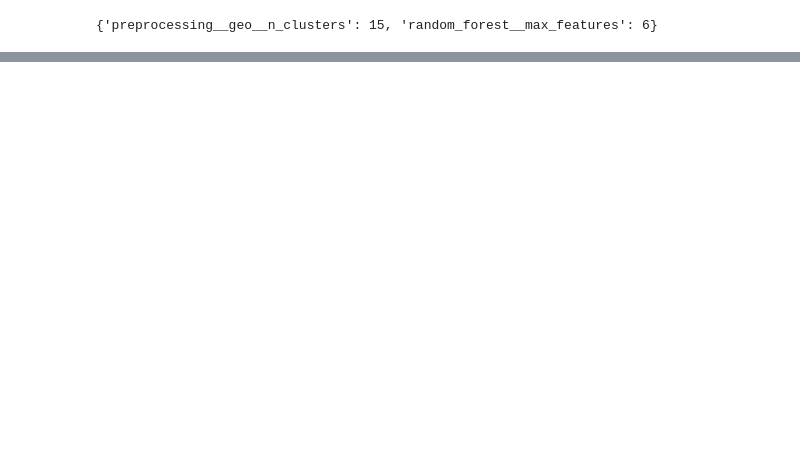
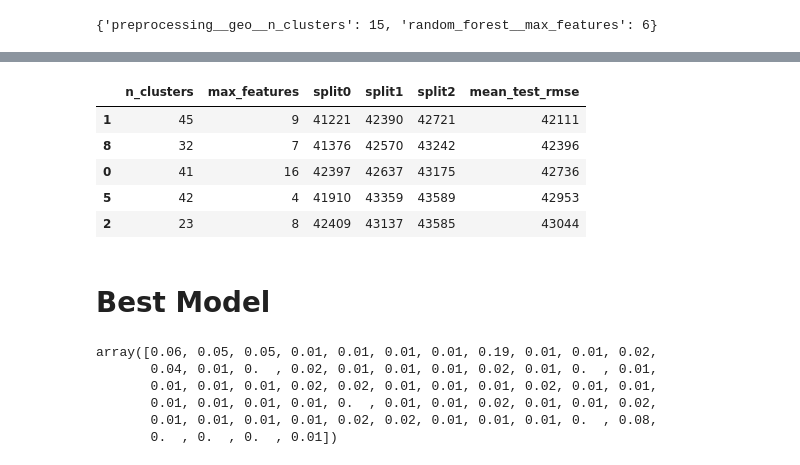
Before and after one commit to thehardikmadaan/ML_public, a Jupyter notebook: housing/housing.ipynb, the cells around one changed output, grey strips where cells are left out. Saved outputs shown, nothing was run; the diff lists cells and outputs as text; code cells hidden in the pictures; blank space fills up the shorter version.

Commit message:
Implemented `RandomizedSearchCV` for hyperparameter tuning with `RandomForestRegressor`, updated notebook execution timestamps.

```diff
--- a/housing/housing.ipynb
+++ b/housing/housing.ipynb
@@ -864,0 +872,13 @@ grid_search.best_params_
+# %%
+from sklearn.model_selection import RandomizedSearchCV
+from scipy.stats import randint
+
+param_distribs = {
+    "preprocessing__geo__n_clusters": randint(low=3, high=50),
+    "random_forest__max_features": randint(low=2, high=20)
+}
+
+rnd_search = RandomizedSearchCV(
+    full_pipeline, param_distributions=param_distribs , n_iter=10, cv=3, scoring="neg_root_mean_squared_error", random_state=42)
+
+rnd_search.fit(housing, housing_labels)
@@ -864,0 +903,30 @@ grid_search.best_params_
+# %%
+cv_res = pd.DataFrame(rnd_search.cv_results_)
+cv_res.sort_values(by="mean_test_score", ascending=False, inplace=True)
+score_cols = ["split0", "split1", "split2", "mean_test_rmse"]
+cv_res = cv_res[["param_preprocessing__geo__n_clusters",
+                 "param_random_forest__max_features", "split0_test_score",
+                 "split1_test_score", "split2_test_score", "mean_test_score"]]
+cv_res.columns = ["n_clusters", "max_features"] + score_cols
+cv_res[score_cols] = -cv_res[score_cols].round().astype(np.int64)
+cv_res.head()
+# %% [output]
+|  | n_clusters | max_features | split0 | split1 | split2 | mean_test_rmse |
+| 1 | 45 | 9 | 41221 | 42390 | 42721 | 42111 |
+| 8 | 32 | 7 | 41376 | 42570 | 43242 | 42396 |
+| 0 | 41 | 16 | 42397 | 42637 | 43175 | 42736 |
+| 5 | 42 | 4 | 41910 | 43359 | 43589 | 42953 |
+| 2 | 23 | 8 | 42409 | 43137 | 43585 | 43044 |
+# %% [markdown]
+# Best Model
+# %%
+final_model = rnd_search.best_estimator_ # already includes preprocessing
+feature_importances = final_model["random_forest"].feature_importances_
+feature_importances.round(2)
+# %% [output]
+array([0.06, 0.05, 0.05, 0.01, 0.01, 0.01, 0.01, 0.19, 0.01, 0.01, 0.02,
+       0.04, 0.01, 0.  , 0.02, 0.01, 0.01, 0.01, 0.02, 0.01, 0.  , 0.01,
+       0.01, 0.01, 0.01, 0.02, 0.02, 0.01, 0.01, 0.01, 0.02, 0.01, 0.01,
+       0.01, 0.01, 0.01, 0.01, 0.  , 0.01, 0.01, 0.02, 0.01, 0.01, 0.02,
+       0.01, 0.01, 0.01, 0.01, 0.02, 0.02, 0.01, 0.01, 0.01, 0.  , 0.08,
+       0.  , 0.  , 0.  , 0.01])
```
Also changed, not shown: parts of 5 cells of this notebook.
